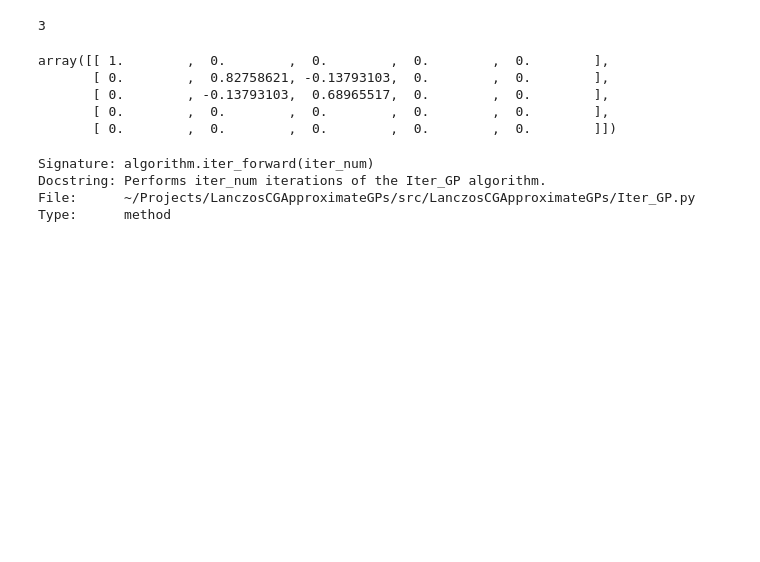
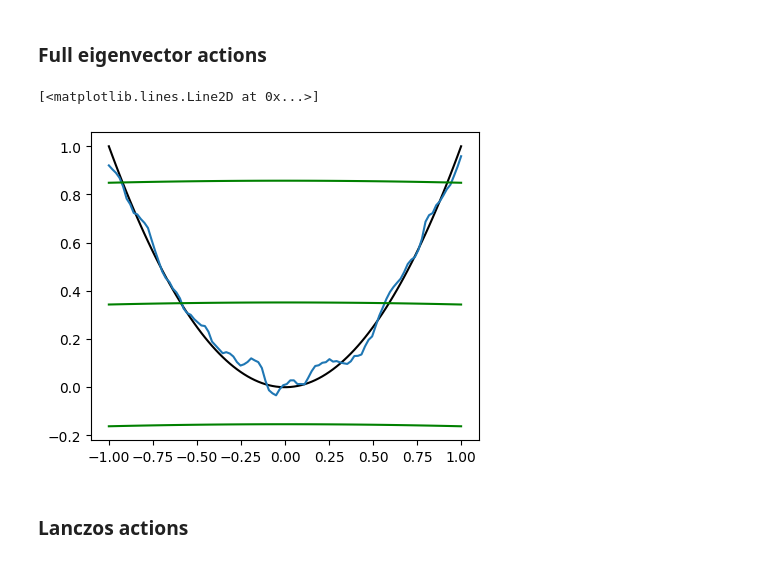
Before and after one commit to be5tan/LanczosCGApproximateGPs, a Jupyter notebook: notebooks/Untitled.ipynb, the cells around one changed output. Cells and saved outputs as stored; diff of their text form; code cells hidden in the pictures; blank space fills up the shorter version.

```diff
--- a/notebooks/Untitled.ipynb
+++ b/notebooks/Untitled.ipynb
@@ -23,4 +26,8 @@ for iter in range(0, max_iter):
 # %%
-def gaussian_kernel(x, y):
+def brownian_kernel(x, y):
     z = np.minimum(x, y)
     return z
+
+def gaussian_kernel(x, y):
+    z = np.exp(-np.abs(x - y) / (200 * noise_level))
+    return z
@@ -56,19 +34,44 @@ algorithm.iter_forward(3)
-# %%
-algorithm.iter
-# %% [output]
-3
-# %%
-algorithm.low_rank_augmented_inverse
-# %% [output]
-array([[ 1.        ,  0.        ,  0.        ,  0.        ,  0.        ],
-       [ 0.        ,  0.82758621, -0.13793103,  0.        ,  0.        ],
-       [ 0.        , -0.13793103,  0.68965517,  0.        ,  0.        ],
-       [ 0.        ,  0.        ,  0.        ,  0.        ,  0.        ],
-       [ 0.        ,  0.        ,  0.        ,  0.        ,  0.        ]])
-# %%
-algorithm.iter_forward?
-# %% [output]
-Signature: algorithm.iter_forward(iter_num)
-Docstring: Performs iter_num iterations of the Iter_GP algorithm.
-File:      ~/Projects/LanczosCGApproximateGPs/src/LanczosCGApproximateGPs/Iter_GP.py
-Type:      method
+# %% [markdown]
+### Full eigenvector actions
+# %%
+kernel = gaussian_kernel
+kernel_matrix = np.zeros((sample_size, sample_size))
+for i in range(0, sample_size):
+    for j in range(0, sample_size):
+        kernel_matrix[i, j] = kernel(X[i, :], X[j, :])
+
+U, S, Vh = np.linalg.svd(kernel_matrix, full_matrices = True)
+
+number_of_eigenvectors = 50
+eigenvector_actions = []
+index = 0
+for iter in range(0, number_of_eigenvectors):
+    action = U[:, index]
+    eigenvector_actions.append(action)
+    index = index + 1
+# %%
+algorithm = gp.Iter_GP(X, Y, noise_level, eigenvector_actions, kernel = gaussian_kernel)
+algorithm.iter_forward(1)
+
+approx_posterior_mean = algorithm.approx_posterior_mean(X)
+true_posterior_mean = algorithm.kernel_matrix @ np.linalg.inv(algorithm.augmented_kernel_matrix) @ Y
+
+variance_vector = np.zeros(sample_size)
+for i in range(sample_size):
+    variance_vector = algorithm.approx_posterior_covariance(X[i, :], X[i, :])
+
+upper_ci = approx_posterior_mean + 2 * np.sqrt(variance_vector)
+lower_ci = approx_posterior_mean - 2 * np.sqrt(variance_vector)
+
+fig = plt.figure(figsize = (5,4))
+# plt.scatter(X[:, 0], Y)
+plt.plot(X[:, 0], f, color = "black")
+plt.plot(X[:, 0], true_posterior_mean)
+plt.plot(X[:, 0], approx_posterior_mean, color = "green")
+plt.plot(X[:, 0], upper_ci, color = "green")
+plt.plot(X[:, 0], lower_ci, color = "green")
+# %% [output]
+[<matplotlib.lines.Line2D at 0x...>]
+[figure, added]
+# %% [markdown]
+### Lanczos actions
```
Also changed, not shown: parts of 29 cells of this notebook, 5 other files.
